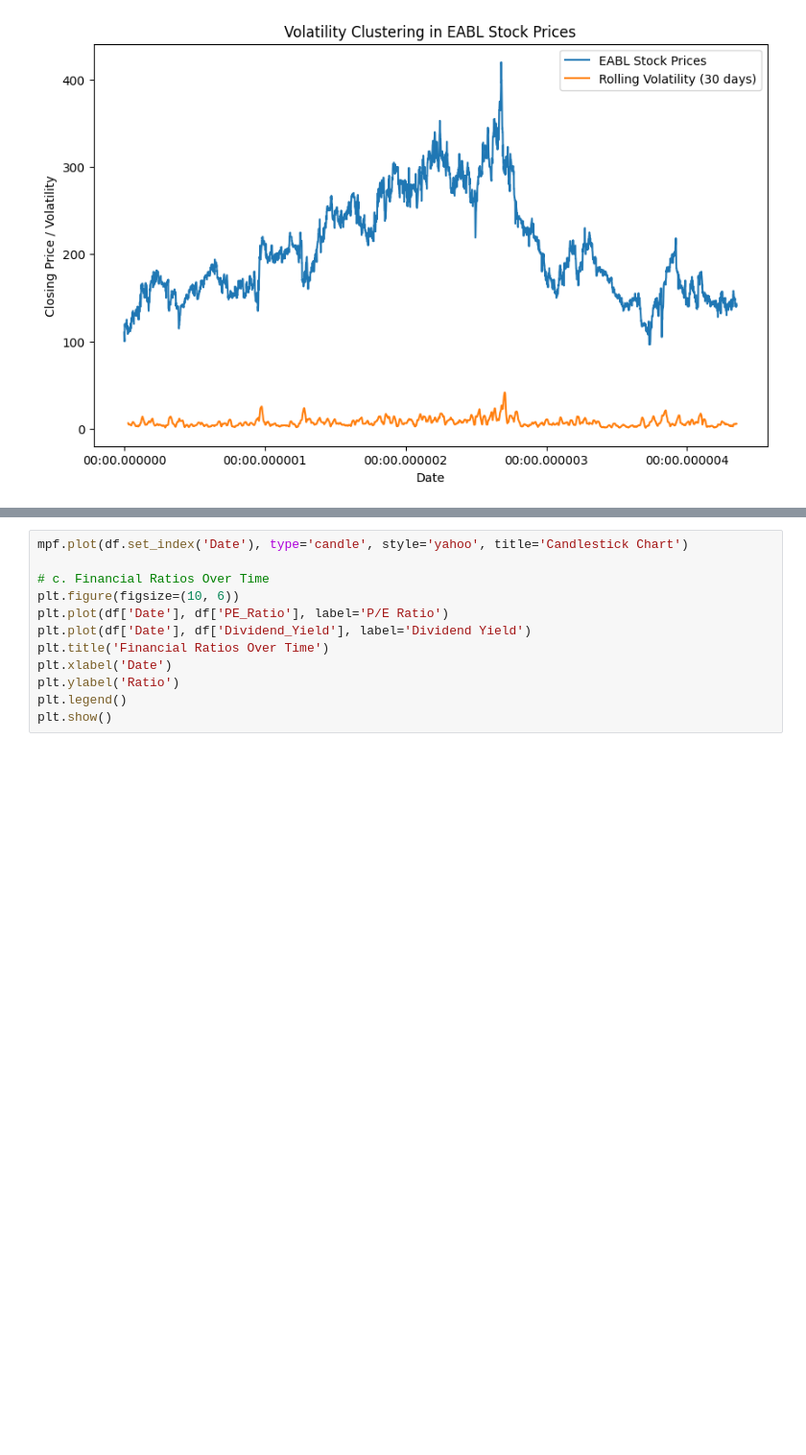
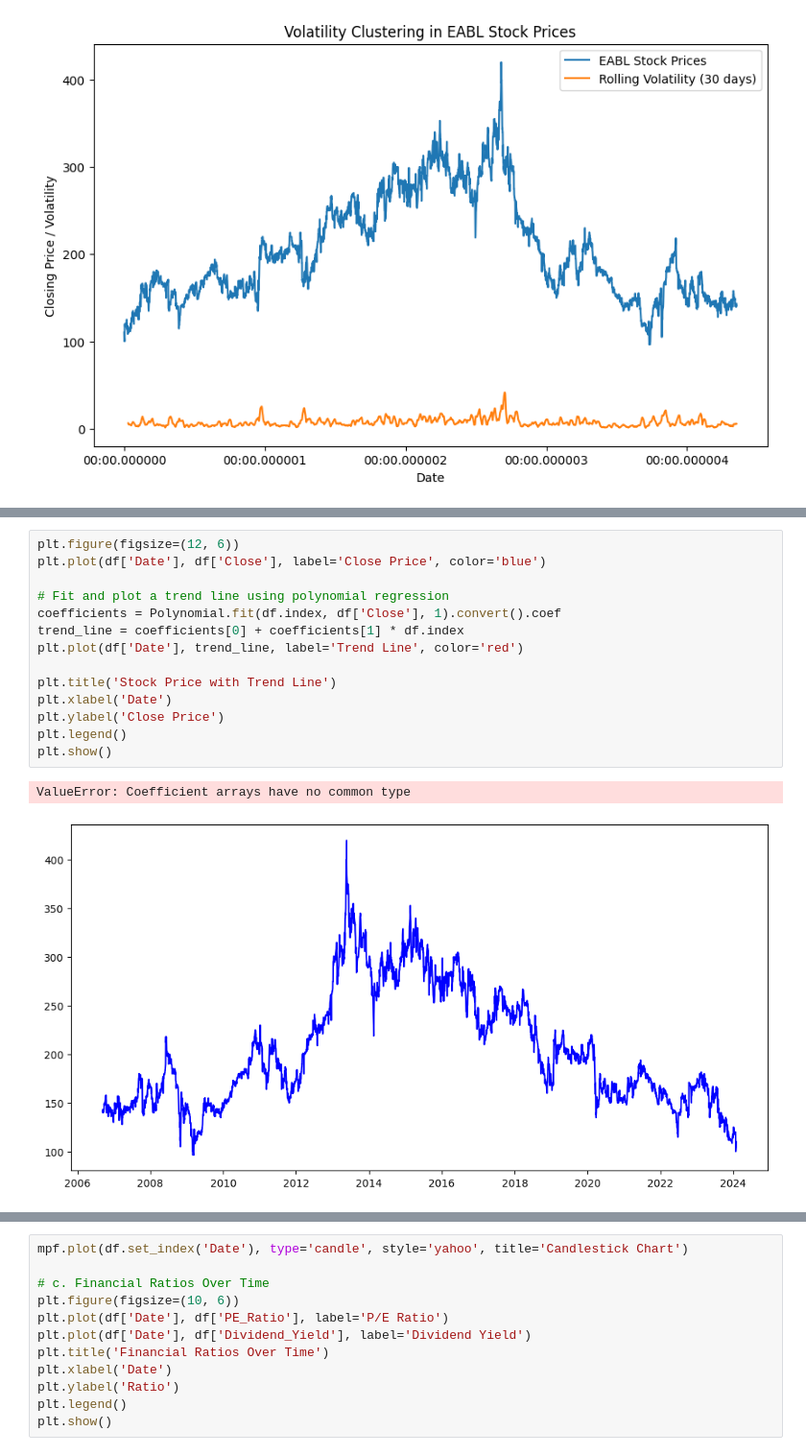
Before and after one commit to derak-isaack/dsc-capstone-project_finale, a Jupyter notebook: main.ipynb, the cells around one changed output, grey strips where cells are left out. Shown at 96% size. Cells and saved outputs as stored; diff of their text form; blank space fills up the shorter version.

```diff
--- a/main.ipynb
+++ b/main.ipynb
@@ -244,0 +285,17 @@ plt.show()
+# %%
+plt.figure(figsize=(12, 6))
+plt.plot(df['Date'], df['Close'], label='Close Price', color='blue')
+
+# Fit and plot a trend line using polynomial regression
+coefficients = Polynomial.fit(df.index, df['Close'], 1).convert().coef
+trend_line = coefficients[0] + coefficients[1] * df.index
+plt.plot(df['Date'], trend_line, label='Trend Line', color='red')
+
+plt.title('Stock Price with Trend Line')
+plt.xlabel('Date')
+plt.ylabel('Close Price')
+plt.legend()
+plt.show()
+# %% [output]
+ValueError: Coefficient arrays have no common type
+[figure, added]
```
Also changed, not shown: parts of 31 cells of this notebook.
